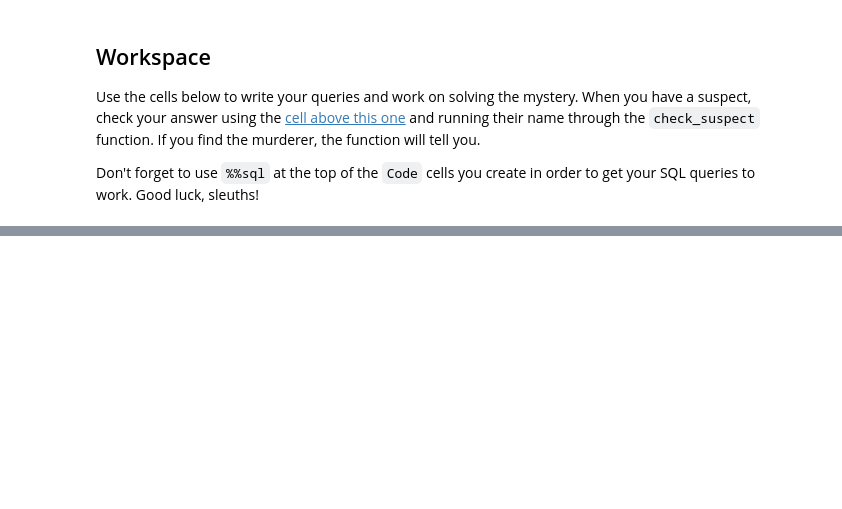
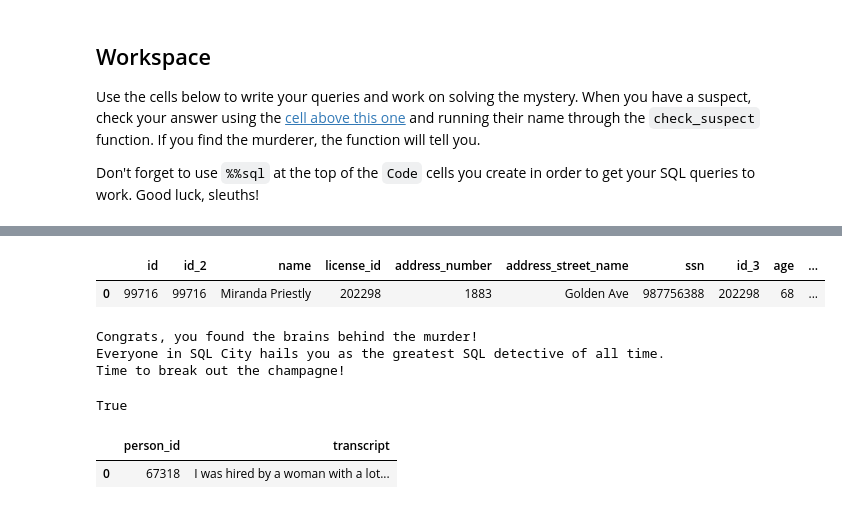
Before and after one commit to DerikVo/COOP_Material, a Jupyter notebook: Derik_Copy_of_COOP_SQL_Murder_Mystery.ipynb, the cells around one changed output, grey strips where cells are left out. Cells and saved outputs as stored; diff of their text form; code cells hidden in the pictures; blank space fills up the shorter version.

Commit message:
Found master mind

```diff
--- a/Derik_Copy_of_COOP_SQL_Murder_Mystery.ipynb
+++ b/Derik_Copy_of_COOP_SQL_Murder_Mystery.ipynb
@@ -320,0 +317,52 @@ UsageError: %%sql is a cell magic, but the cell body is empty. Did you mean the
+# %%
+%%sql
+WITH concert_cte AS (
+    SELECT
+      p.id
+    FROM
+      person as p
+      JOIN
+        facebook_event_checkin AS f  ON f.person_id = p.id
+    WHERE
+      event_name = 'SQL Symphony Concert'
+      AND date LIKE '201712%'
+    GROUP BY
+      p.id
+    HAVING
+      COUNT(*) = 3
+)
+
+SELECT
+  *
+FROM
+  concert_cte AS cc
+  JOIN
+  person as p ON cc.id = p.id
+  JOIN drivers_license as dl ON dl.id = p.license_id
+WHERE
+  gender = 'female'
+  AND height BETWEEN 65 AND 67
+  AND hair_color = 'red'
+  AND car_make = 'Tesla'
+  AND car_model = 'Model S';
+# %% [output]
+|  | id | id_2 | name | license_id | address_number | address_street_name | ssn | id_3 | age | ... |
+| 0 | 99716 | 99716 | Miranda Priestly | 202298 | 1883 | Golden Ave | 987756388 | 202298 | 68 | ... |
+# %%
+check_suspect("Miranda Priestly")
+# %% [output]
+Congrats, you found the brains behind the murder!
+Everyone in SQL City hails you as the greatest SQL detective of all time.
+Time to break out the champagne!
+True
+# %%
+%%sql
+  SELECT
+     *
+  FROM
+    interview
+  WHERE
+    person_ID = 99716
+# %% [output]
+|  | person_id | transcript |
+| 0 | 67318 | I was hired by a woman with a lot... |
```
Also changed, not shown: parts of 1 cell of this notebook.
